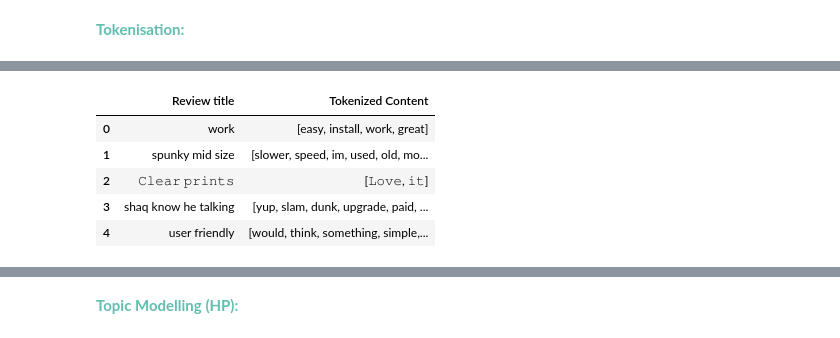
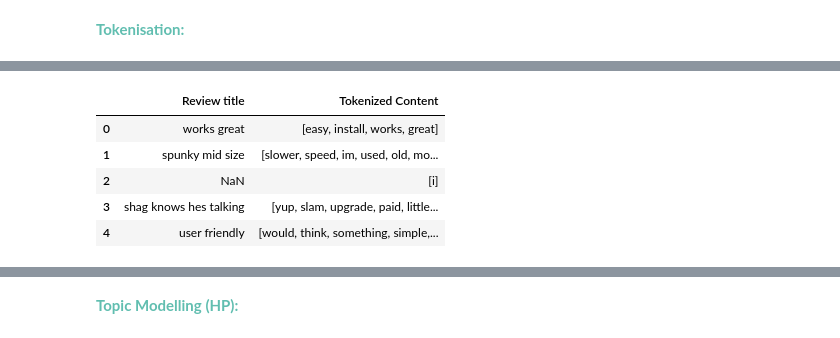
Before and after one commit to peacetay/CustomerProductReviews, a Jupyter notebook: LDA.ipynb, the cells around one changed output, grey strips where cells are left out. Saved outputs shown, nothing was run; the diff lists cells and outputs as text; code cells hidden in the pictures.

```diff
--- a/LDA.ipynb
+++ b/LDA.ipynb
@@ -35,7 +36,7 @@ from nltk.probability import FreqDist
 from sklearn.feature_extraction.text import CountVectorizer
 from wordcloud import WordCloud, ImageColorGenerator
 # %%
-df_processed = pd.read_excel("amazon_review_processed.xlsx")
-df_processed.head(5)
+df_processed_full = pd.read_excel("amazon_review_processed_full.xlsx")
+df_processed_full.head(5)
 # %% [output]
 |  | Review Model | Retailer | Review date | Review name | Review rating | Review title | Review Content | ... |
@@ -51,7 +63,7 @@ df_processed.head(5)
 <font color=#61BEB0>**Tokenisation:**</font>
 # %%
 # Tokenisation (Review Content)
-df_processed['Tokenized Content'] = df_processed['Review Content'].apply(lambda x: word_tokenize(str(x)) if isinstance(x, str) else [])
-df_processed[['Review Content', 'Tokenized Content']].head(5)
+df_processed_full['Tokenized Content'] = df_processed_full['Review Content'].apply(lambda x: word_tokenize(str(x)) if isinstance(x, str) else [])
+df_processed_full[['Review Content', 'Tokenized Content']].head(5)
 # %% [output]
 |  | Review Content | Tokenized Content |
@@ -63,11 +86,11 @@ df_processed[['Review Content', 'Tokenized Content']].head(5)
 # %%
 # Tokenisation (Review title)
-df_processed['Tokenized title'] = df_processed['Review title'].apply(lambda x: word_tokenize(str(x)) if isinstance(x, str) else [])
-df_processed[['Review title', 'Tokenized Content']].head(5)
+df_processed_full['Tokenized title'] = df_processed_full['Review title'].apply(lambda x: word_tokenize(str(x)) if isinstance(x, str) else [])
+df_processed_full[['Review title', 'Tokenized Content']].head(5)
 # %% [output]
 |  | Review title | Tokenized Content |
-| 0 | work | [easy, install, work, great] |
+| 0 | works great | [easy, install, works, great] |
 | 1 | spunky mid size | [slower, speed, im, used, old, mo... |
-| 2 | 𝙲𝚕𝚎𝚊𝚛 𝚙𝚛𝚒𝚗𝚝𝚜 | [𝙻𝚘𝚟𝚎, 𝚒𝚝] |
-| 3 | shaq know he talking | [yup, slam, dunk, upgrade, paid, ... |
+| 2 | NaN | [i] |
+| 3 | shag knows hes talking | [yup, slam, upgrade, paid, little... |
 | 4 | user friendly | [would, think, something, simple,... |
```
Also changed, not shown: parts of 35 cells of this notebook.
